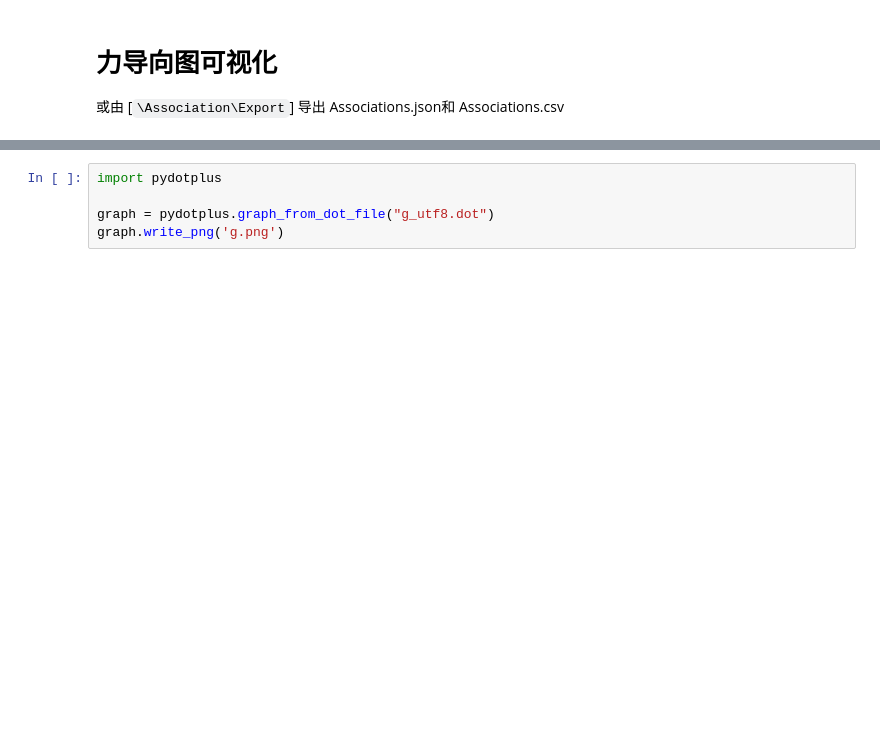
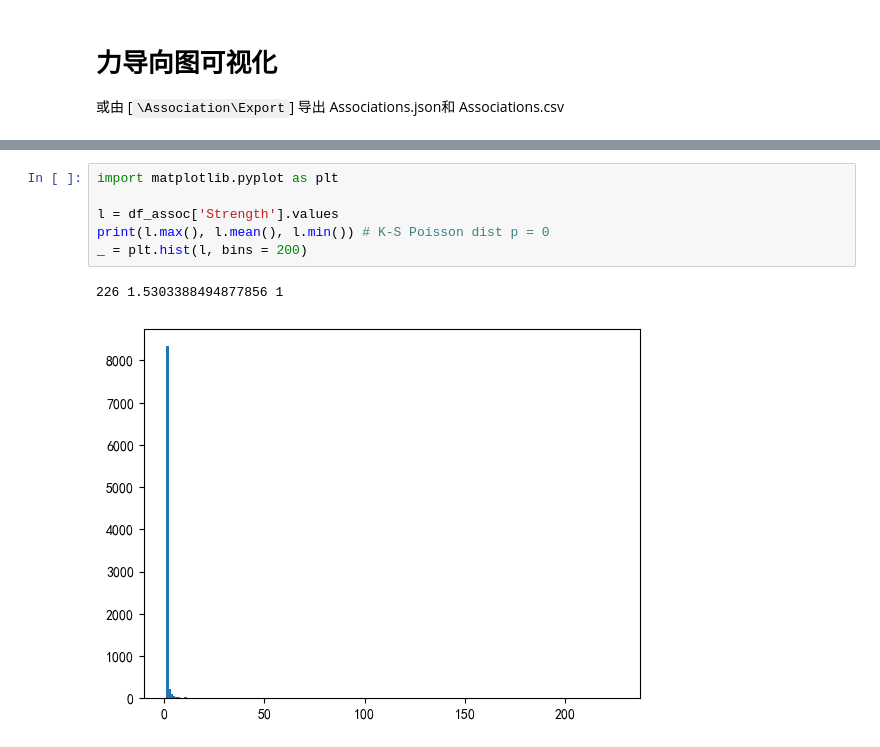
Before and after one commit to zhangys11/nlp, a Jupyter notebook: case_study/food_additives/Main.ipynb, the cells around one changed output, grey strips where cells are left out. Saved outputs shown, nothing was run; the diff lists cells and outputs as text; blank space fills up the shorter version.

```diff
--- a/case_study/food_additives/Main.ipynb
+++ b/case_study/food_additives/Main.ipynb
@@ -669,5 +769,9 @@ AttributeError: 'int' object has no attribute 'replace'
-# %%
-import pydotplus
-
-graph = pydotplus.graph_from_dot_file("g_utf8.dot")
-graph.write_png('g.png')
+# %%
+import matplotlib.pyplot as plt
+
+l = df_assoc['Strength'].values
+print(l.max(), l.mean(), l.min()) # K-S Poisson dist p = 0
+_ = plt.hist(l, bins = 200)
+# %% [output]
+226 1.5303388494877856 1
+[figure, added]
```
Also changed, not shown: parts of 31 cells of this notebook, 21 other files.
